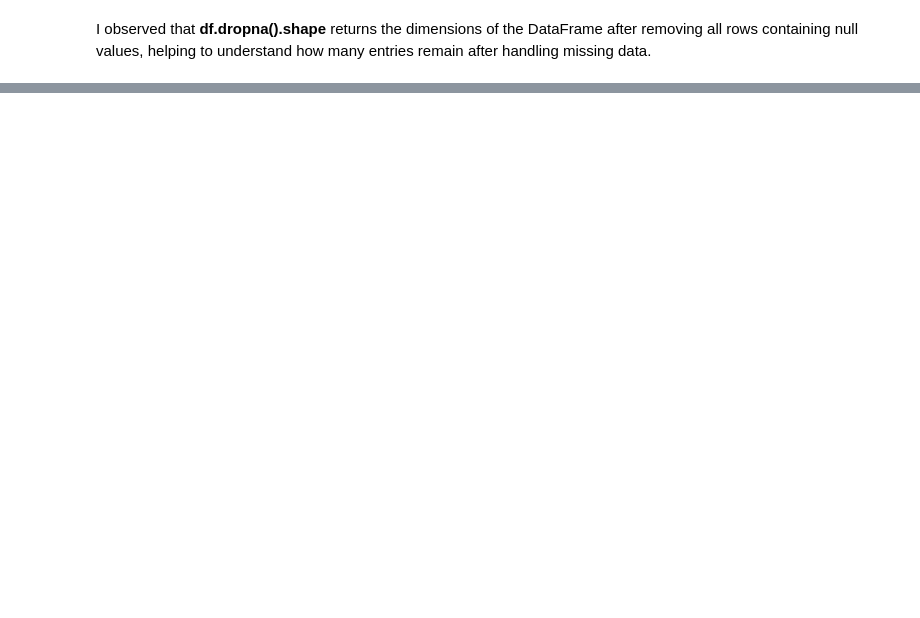
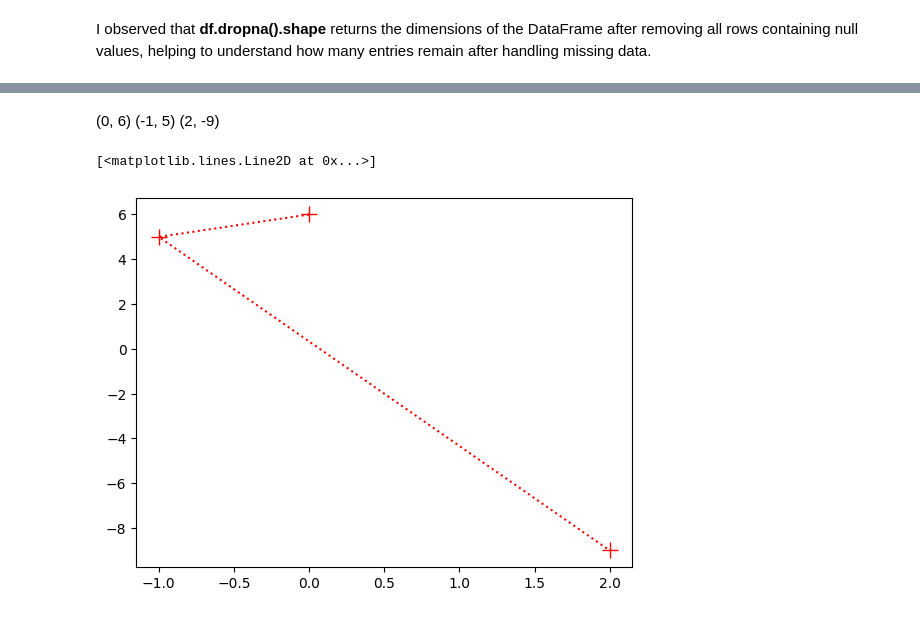
Before and after one commit to RamaLingeswaraRao950/Energy_Consumption_and_Prediction, a Jupyter notebook: Energy_Consumption_and_Prediction.ipynb, the cells around one changed output, grey strips where cells are left out. Cells and saved outputs as stored; diff of their text form; code cells hidden in the pictures; blank space fills up the shorter version.

```diff
--- a/Energy_Consumption_and_Prediction.ipynb
+++ b/Energy_Consumption_and_Prediction.ipynb
@@ -440,0 +589,11 @@ I observed that **df.dropna().shape** returns the dimensions of the DataFrame af
+# %% [markdown]
+(0, 6)
+(-1, 5)
+(2, -9)
+# %%
+c1 = np.array([0,-1,2])
+c2 = np.array([6,5,-9])
+plt.plot(c1,c2, 'r+', markersize = 12, linestyle=":")
+# %% [output]
+[<matplotlib.lines.Line2D at 0x...>]
+[figure, added]
```
Also changed, not shown: parts of 184 cells of this notebook.
